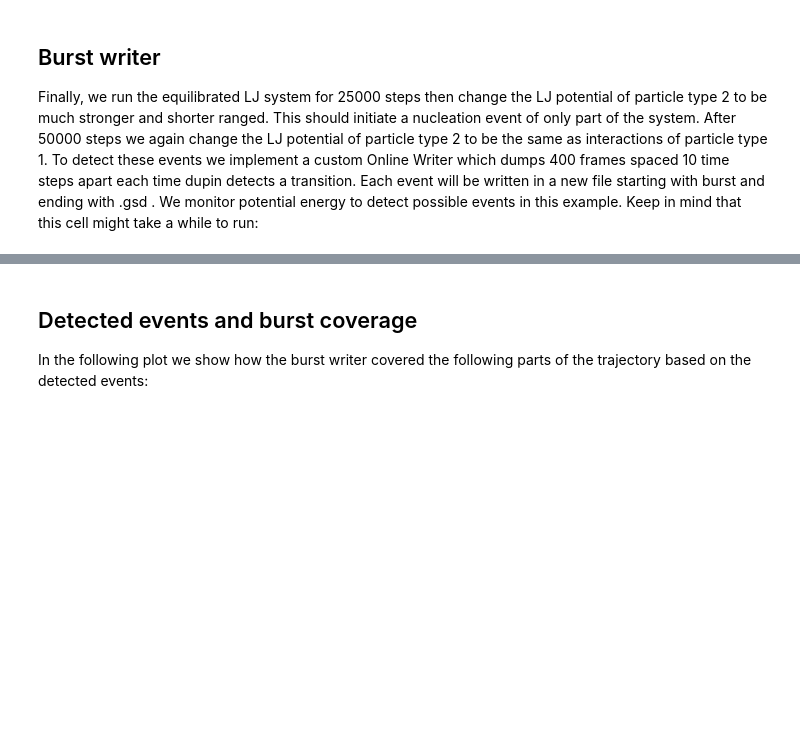
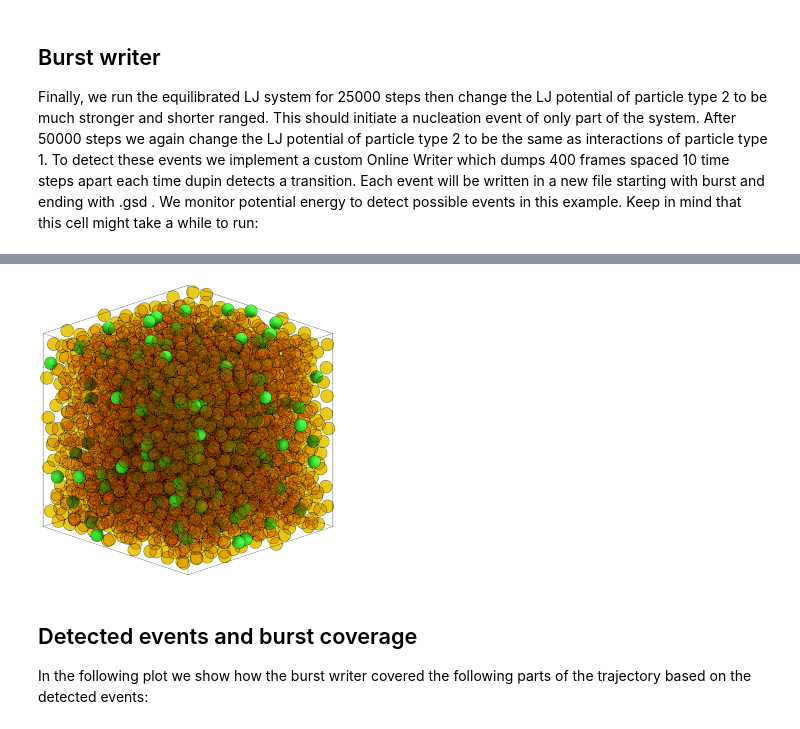
Before and after one commit to glotzerlab/dupin, a Jupyter notebook: docs/tutorials/02-HOOMD-burst-writer-with-online-detection/HOOMD-burst-with-online.ipynb, the cells around one changed output, grey strips where cells are left out. Cells and saved outputs as stored; diff of their text form; code cells hidden in the pictures; blank space fills up the shorter version.

```diff
--- a/docs/tutorials/02-HOOMD-burst-writer-with-online-detection/HOOMD-burst-with-online.ipynb
+++ b/docs/tutorials/02-HOOMD-burst-writer-with-online-detection/HOOMD-burst-with-online.ipynb
@@ -433,3 +462,20 @@ with gsd.hoomd.open("trajectory.gsd") as f:
+# %%
+import gsd.hoomd
+
+# render start, before, middle and after for each event detected and end of sim.
+frames_to_render = [0]
+for trans in dupin_online_writer.action.burst_event_reporter[:-1]:
+    frames_to_render.append(int(trans["burst_start_timestep_signal_time"]))
+    frames_to_render.append(int(round(trans["event_timesteps_signal_time"][0])))
+    frames_to_render.append(int(trans["burst_end_timestep_signal_time"]))
+frames_to_render.append(-1)
+with gsd.hoomd.open("trajectory.gsd") as f:
+    frames = []
+    for ff in frames_to_render:
+        frames.append(f[int(ff)])
+    render_movie(frames)
+# %% [output]
+[figure, added]
 # %% [markdown]
 ## Detected events and burst coverage
 
```
Also changed, not shown: parts of 5 cells of this notebook.
